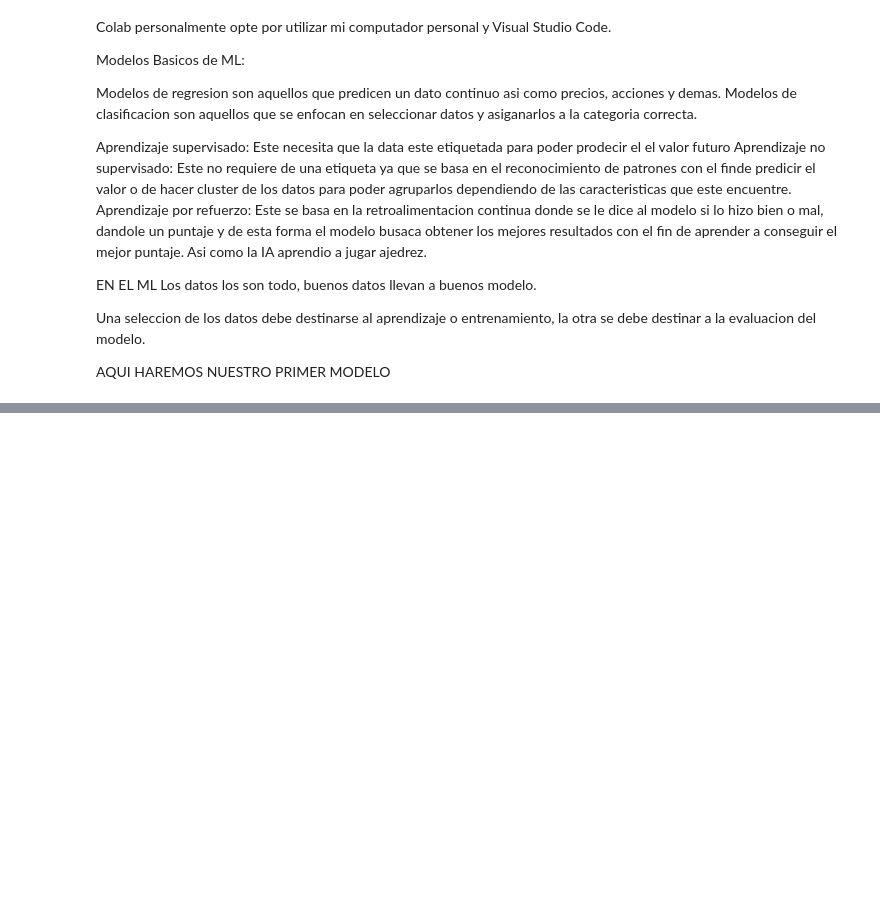
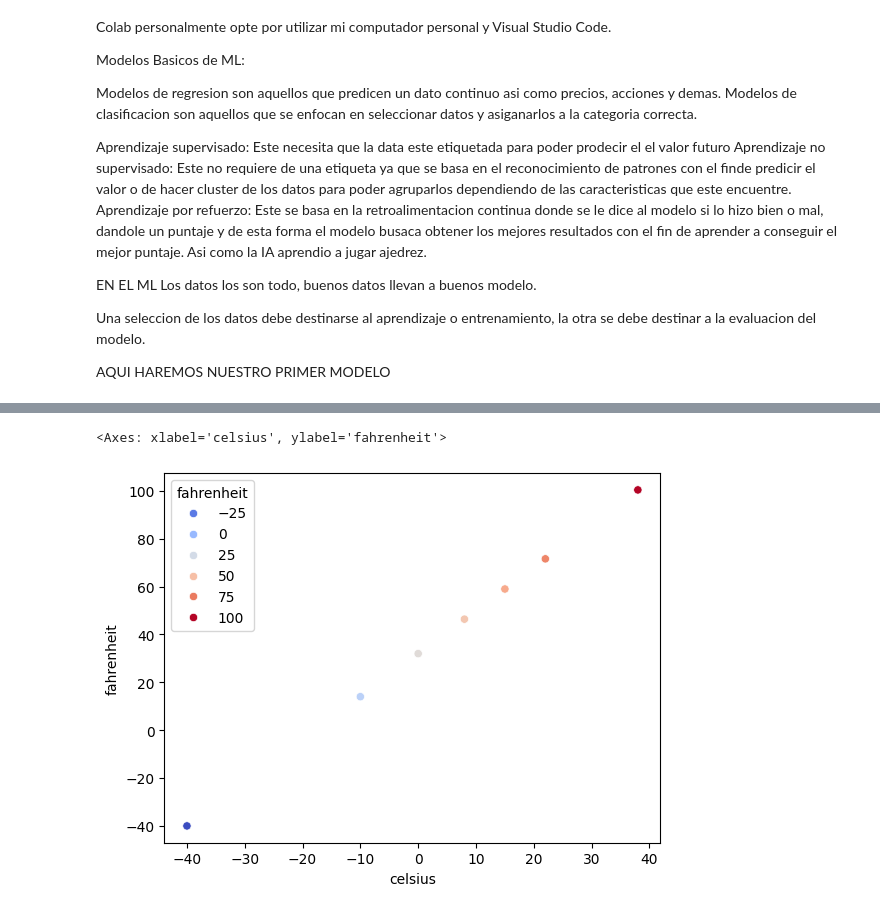
Before and after one commit to Jrincon1402/CursoIA_Domestika, a Jupyter notebook: SeccionPrimerosModelos.ipynb, the cells around one changed output, grey strips where cells are left out. Saved outputs shown, nothing was run; the diff lists cells and outputs as text; code cells hidden in the pictures; blank space fills up the shorter version.

```diff
--- a/SeccionPrimerosModelos.ipynb
+++ b/SeccionPrimerosModelos.ipynb
@@ -20,3 +20,8 @@ Una seleccion de los datos debe destinarse al aprendizaje o entrenamiento, la ot
 
 
 AQUI HAREMOS NUESTRO PRIMER MODELO
+# %%
+import pandas as pd
+
+datos = pd.read_csv("celsius.csv")
+datos.head()
@@ -22,0 +35,9 @@ AQUI HAREMOS NUESTRO PRIMER MODELO
+# %%
+
+import seaborn as sb
+
+sb.scatterplot(x="celsius", y="fahrenheit", data=datos,
+               hue="fahrenheit", palette="coolwarm")
+# %% [output]
+<Axes: xlabel='celsius', ylabel='fahrenheit'>
+[figure, added]
```
Also changed, not shown: parts of 11 cells of this notebook.
